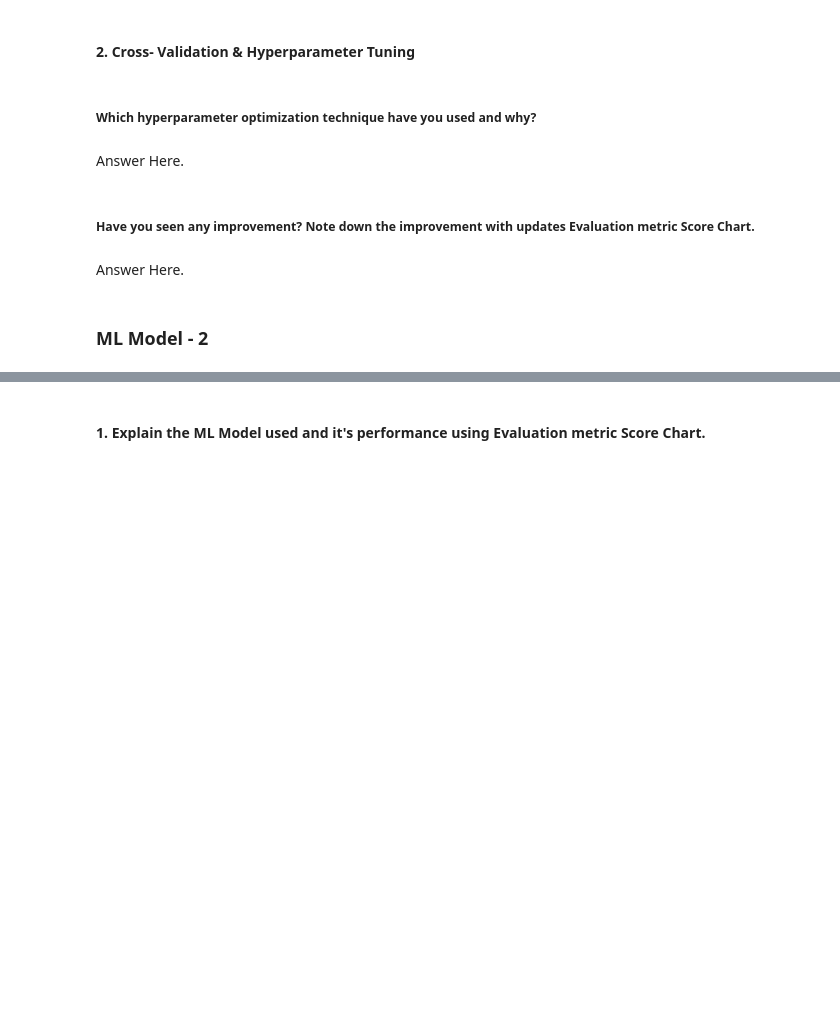
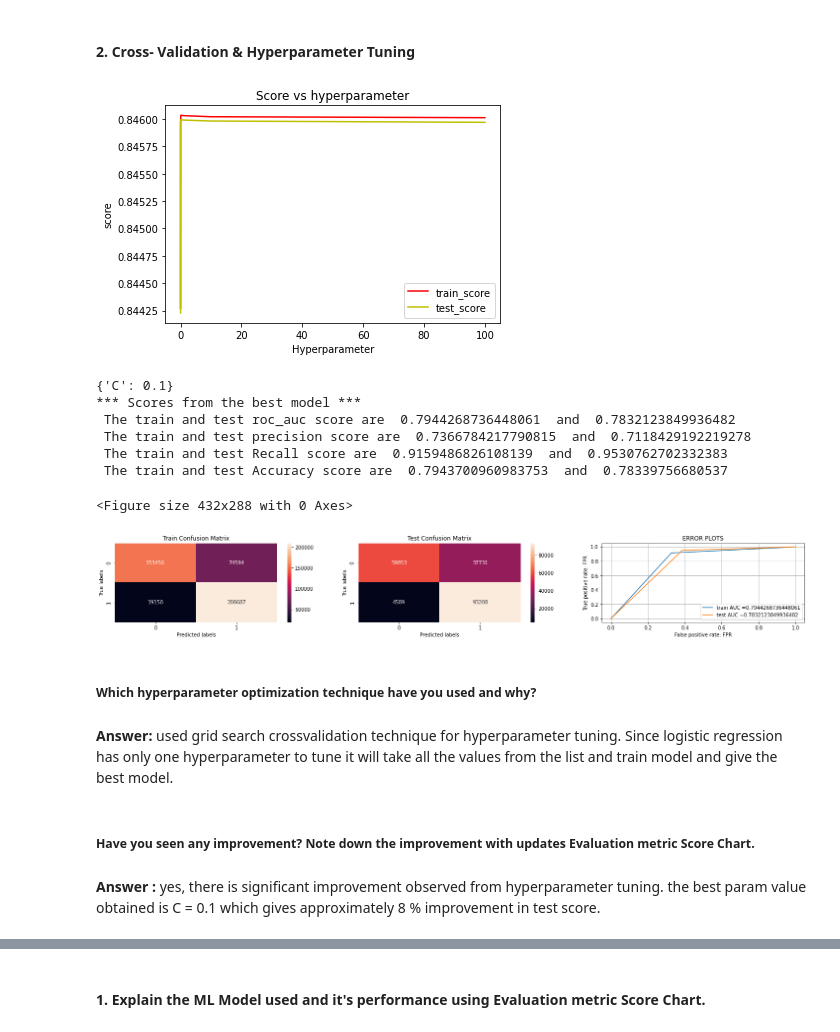
Before and after one commit to ad709kr/Health-insurance-cross-sell-prediction, a Jupyter notebook: Heath_Insurance_cross_sell_prediction.ipynb, the cells around one changed output, grey strips where cells are left out. Saved outputs shown, nothing was run; the diff lists cells and outputs as text; code cells hidden in the pictures; blank space fills up the shorter version.

```diff
--- a/Heath_Insurance_cross_sell_prediction.ipynb
+++ b/Heath_Insurance_cross_sell_prediction.ipynb
@@ -1260,10 +1349,52 @@ Answer Here.
+# %%
+# ML Model - 1 Implementation with hyperparameter optimization techniques (i.e., GridSearch CV, RandomSearch CV, Bayesian Optimization etc.)
+
+# c is the hyper parameter for logistic regression
+parameter = {'C' : [10**i for i in range(-3,3)]}
+
+# calling the estimator
+logistic = LogisticRegression()
+
+# GridSearchCV
+Gslr = GridSearchCV(estimator = logistic,param_grid = parameter,scoring ='roc_auc', refit = True, return_train_score = True)
+
+# Fit the Algorithm
+Gslr.fit(x_train_final,y_train)
+
+# plotting the train and test score for various hyperparameter
+result = pd.DataFrame(Gslr.cv_results_)
+plt.plot(result['param_C'],result['mean_train_score'],'r',label = 'train_score')
+plt.plot(result['param_C'],result['mean_test_score'],'y',label ='test_score')
+plt.xlabel('Hyperparameter')
+plt.ylabel('score')
+plt.title('Score vs hyperparameter')
+plt.legend()
+plt.show()
+
+# Predict on the model
+y_train_pred_log_gs = Gslr.predict(x_train_final)
+y_test_pred_log_gs = Gslr.predict(x_test_final)
+
+#print best alpha
+print(Gslr.best_params_)
+print('*** Scores from the best model ***')
+# evaluation metrics
+train_roc_auc_log_gs,test_roc_auc_log_gs, train_accuracy_log_gs,test_accuracy_log_gs, test_precision_log_gs, test_recall_log_gs = evaluation_matrix(y_train_pred_log_gs, y_test_pred_log_gs, y_train,y_test)
+# %% [output]
+[figure, added]
+{'C': 0.1}
+*** Scores from the best model ***
+ The train and test roc_auc score are  0.7944268736448061  and  0.7832123849936482
+ The train and test precision score are  0.7366784217790815  and  0.7118429192219278
+ The train and test Recall score are  0.9159486826108139  and  0.9530762702332383
+ The train and test Accuracy score are  0.7943700960983753  and  0.78339756680537
+<Figure size 432x288 with 0 Axes>
+[figure, added]
 # %% [markdown]
 ##### Which hyperparameter optimization technique have you used and why?
-# %% [markdown]
-Answer Here.
+# %% [markdown]
+**Answer:**  used grid search crossvalidation technique for hyperparameter tuning. Since logistic regression has only one hyperparameter to tune it will take all the values from the list and train model and give the best model.
 # %% [markdown]
 ##### Have you seen any improvement? Note down the improvement with updates Evaluation metric Score Chart.
-# %% [markdown]
-Answer Here.
-# %% [markdown]
-### ML Model - 2
+# %% [markdown]
+**Answer :** yes, there is significant improvement observed from hyperparameter tuning. the best param value obtained is C = 0.1 which gives approximately 8 % improvement in test score.
```
Also changed, not shown: parts of 81 cells of this notebook.
